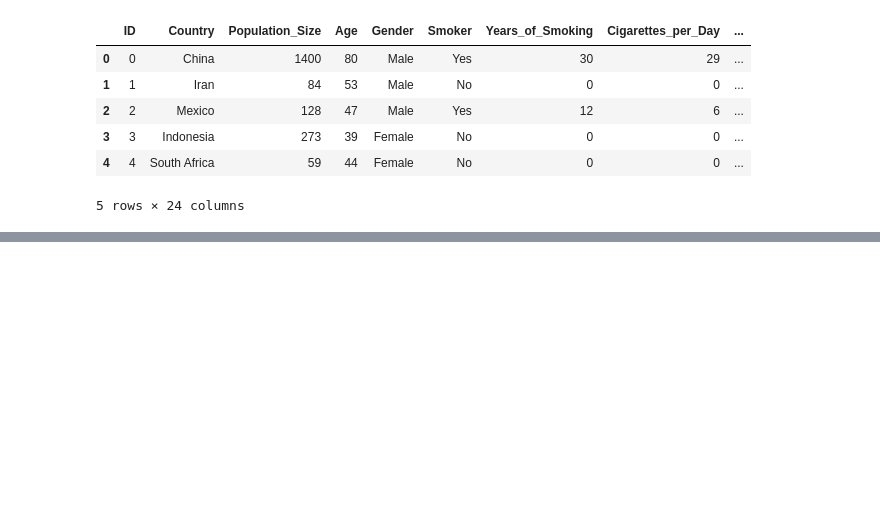
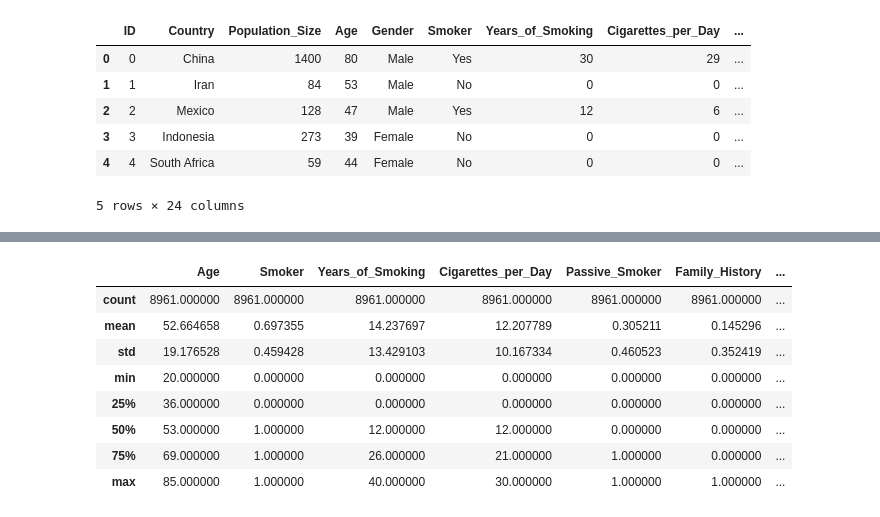
Before and after one commit to kacpert20/machine_learning_lung_cancer, a Jupyter notebook: presentation1.ipynb, the cells around one changed output, grey strips where cells are left out. Saved outputs shown, nothing was run; the diff lists cells and outputs as text; code cells hidden in the pictures; blank space fills up the shorter version.

```diff
--- a/presentation1.ipynb
+++ b/presentation1.ipynb
@@ -31,0 +131,12 @@ Index(['ID', 'Country', 'Population_Size', 'Age', 'Gender', 'Smoker',
+# %%
+df.describe()
+# %% [output]
+|  | Age | Smoker | Years_of_Smoking | Cigarettes_per_Day | Passive_Smoker | Family_History | ... |
+| count | 8961.000000 | 8961.000000 | 8961.000000 | 8961.000000 | 8961.000000 | 8961.000000 | ... |
+| mean | 52.664658 | 0.697355 | 14.237697 | 12.207789 | 0.305211 | 0.145296 | ... |
+| std | 19.176528 | 0.459428 | 13.429103 | 10.167334 | 0.460523 | 0.352419 | ... |
+| min | 20.000000 | 0.000000 | 0.000000 | 0.000000 | 0.000000 | 0.000000 | ... |
+| 25% | 36.000000 | 0.000000 | 0.000000 | 0.000000 | 0.000000 | 0.000000 | ... |
+| 50% | 53.000000 | 1.000000 | 12.000000 | 12.000000 | 0.000000 | 0.000000 | ... |
+| 75% | 69.000000 | 1.000000 | 26.000000 | 21.000000 | 1.000000 | 0.000000 | ... |
+| max | 85.000000 | 1.000000 | 40.000000 | 30.000000 | 1.000000 | 1.000000 | ... |
```
Also changed, not shown: parts of 13 cells of this notebook.
